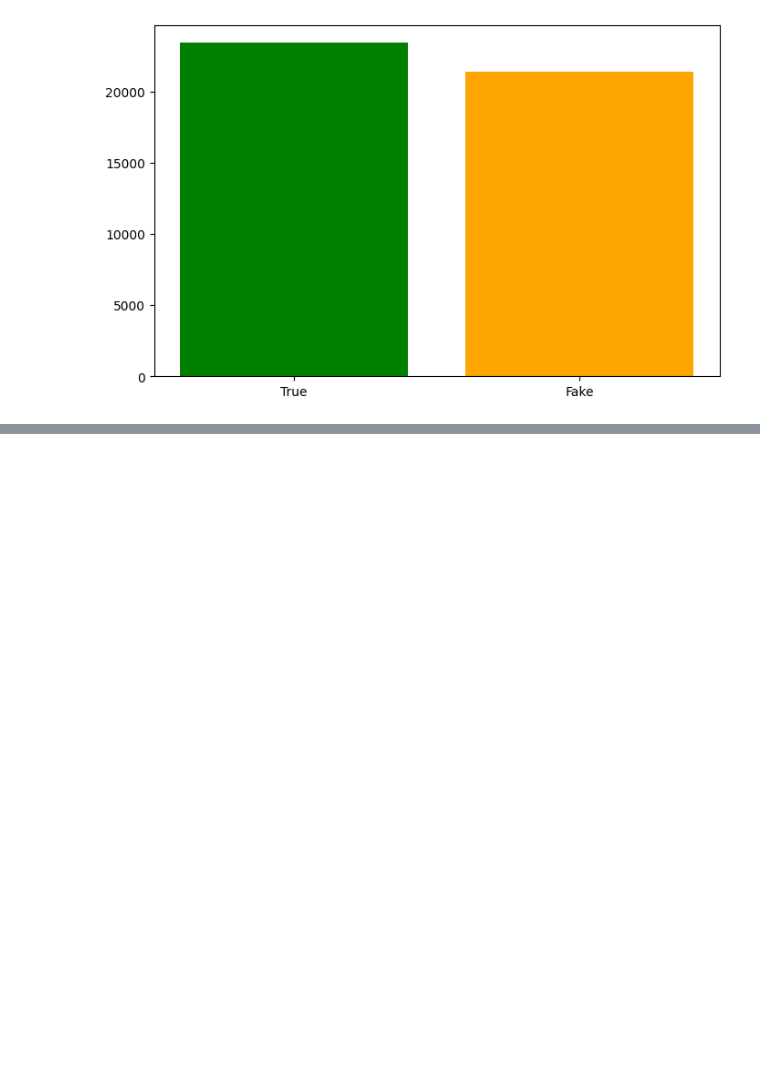
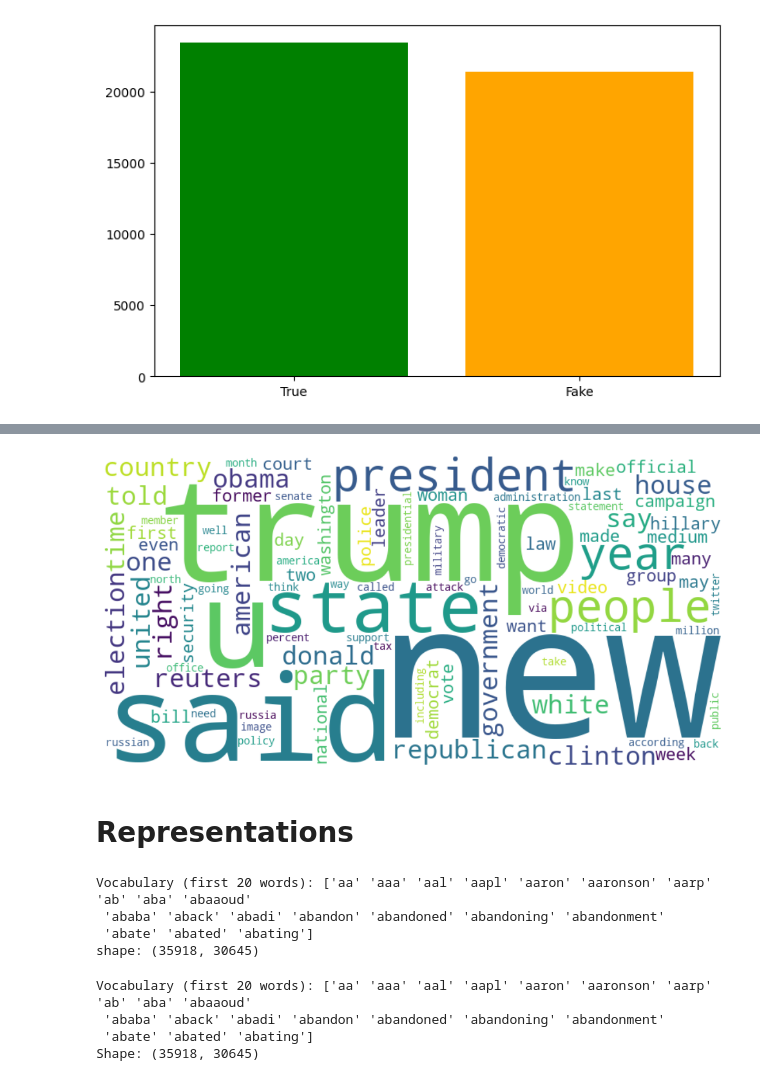
Before and after one commit to ShehabMagdy101/Fake-News-Sentiment-Detection-System-using-NLP-and-Transformers, a Jupyter notebook: notebooks/01_eda_preprocessing.ipynb, the cells around one changed output, grey strips where cells are left out. Drawn from its saved outputs; the diff is of its cells as text; code cells hidden in the pictures; blank space fills up the shorter version.

```diff
--- a/notebooks/01_eda_preprocessing.ipynb
+++ b/notebooks/01_eda_preprocessing.ipynb
@@ -51,0 +205,46 @@ plt.show()
+# %%
+from wordcloud import WordCloud
+
+top_words = get_top_words(list(X_train['transformed_text_title_combined']), 100)
+words, counts = zip(*top_words)
+text = " ".join(words)
+wordcloud = WordCloud(width=800, height=400, background_color='white').generate(text)
+plt.figure(figsize=(15,7))
+plt.imshow(wordcloud, interpolation='bilinear')
+plt.axis("off")
+plt.savefig('../reports/figures/word_cloud.png', dpi=300)
+plt.show()
+# %% [output]
+[figure, added]
+# %% [markdown]
+# Representations
+# %%
+# BoW
+from sklearn.feature_extraction.text import CountVectorizer
+bow_vectorizer = CountVectorizer(
+    min_df=5,            # ignore words in <5 docs
+    max_df=0.8,          # ignore words in >80% docs
+    stop_words="english")
+X_bow = bow_vectorizer.fit_transform(X_train['transformed_text_title_combined'])
+print("Vocabulary (first 20 words):",bow_vectorizer.get_feature_names_out()[:20])
+print("shape:", X_bow.shape)
+# %% [output]
+Vocabulary (first 20 words): ['aa' 'aaa' 'aal' 'aapl' 'aaron' 'aaronson' 'aarp' 'ab' 'aba' 'abaaoud'
+ 'ababa' 'aback' 'abadi' 'abandon' 'abandoned' 'abandoning' 'abandonment'
+ 'abate' 'abated' 'abating']
+shape: (35918, 30645)
+# %%
+# tf-idf
+from sklearn.feature_extraction.text import TfidfVectorizer
+tfidf_vectorizer = TfidfVectorizer(
+    min_df=5,            # ignore words in <5 docs
+    max_df=0.8,          # ignore words in >80% docs
+    stop_words="english")
+X_tfidf = tfidf_vectorizer.fit_transform(X_train['transformed_text_title_combined'])
+print("Vocabulary (first 20 words):", tfidf_vectorizer.get_feature_names_out()[:20])
+print("Shape:", X_tfidf.shape)
+# %% [output]
+Vocabulary (first 20 words): ['aa' 'aaa' 'aal' 'aapl' 'aaron' 'aaronson' 'aarp' 'ab' 'aba' 'abaaoud'
+ 'ababa' 'aback' 'abadi' 'abandon' 'abandoned' 'abandoning' 'abandonment'
+ 'abate' 'abated' 'abating']
+Shape: (35918, 30645)
```
Also changed, not shown: parts of 22 cells of this notebook, 15 other files.
